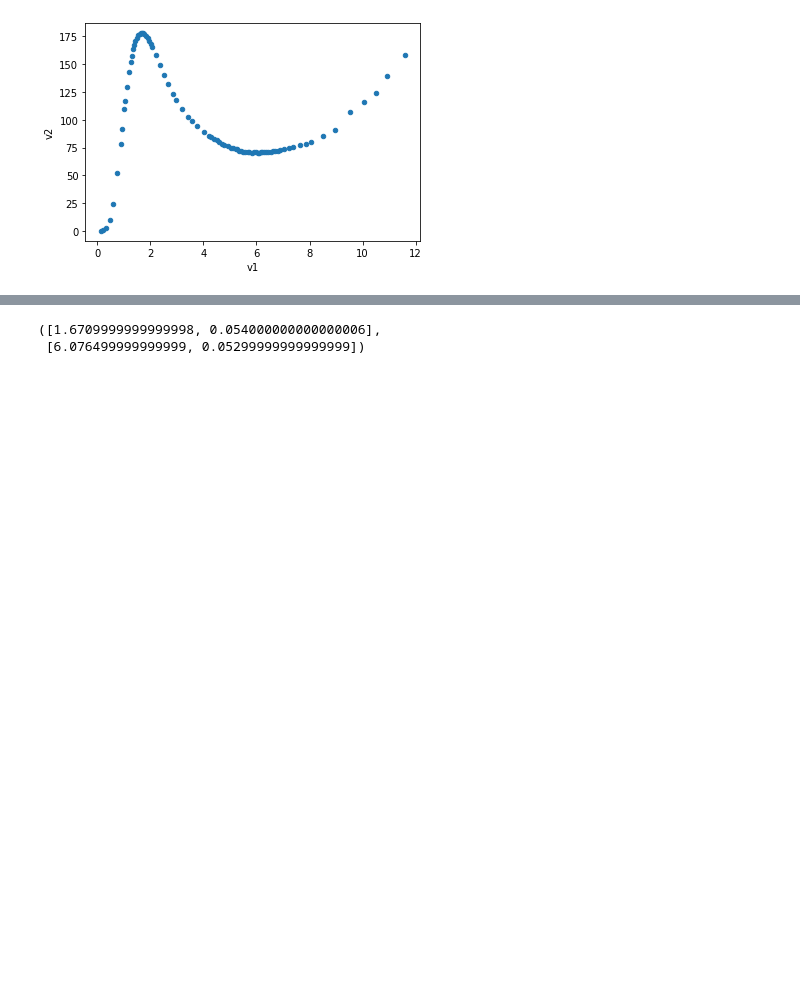
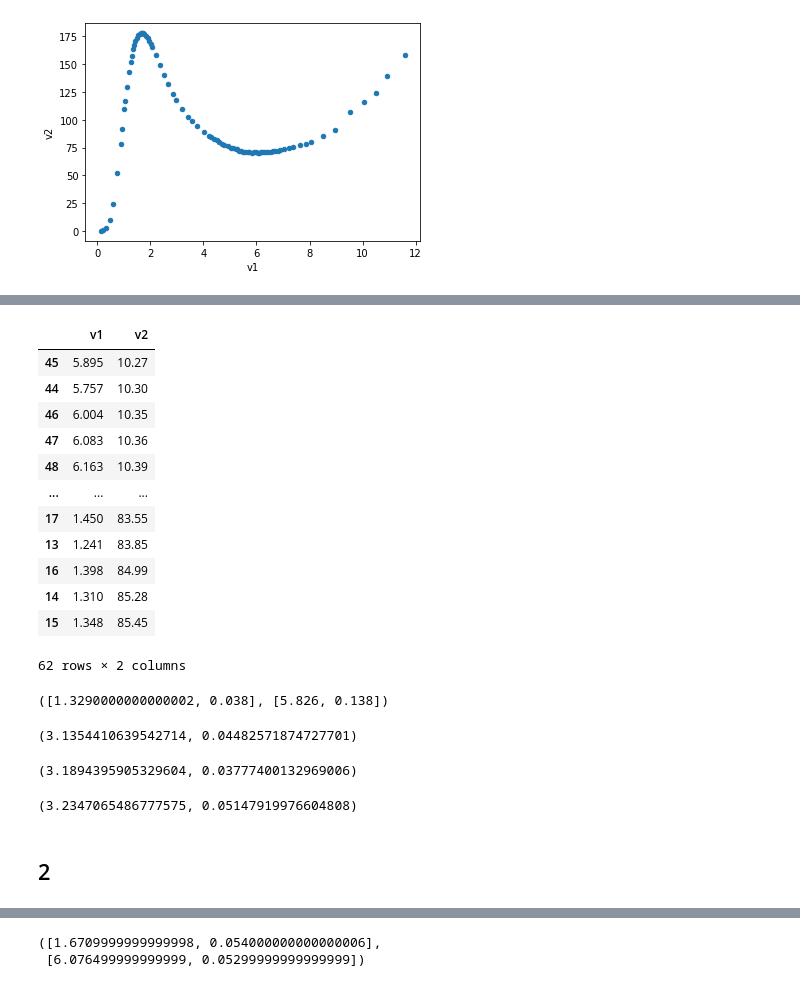
Before and after one commit to V1ad0S/quantum-physics-labs, a Jupyter notebook: 5.1.3/processing.ipynb, the cells around one changed output, grey strips where cells are left out. Cells and saved outputs as stored; diff of their text form; code cells hidden in the pictures; blank space fills up the shorter version.

```diff
--- a/5.1.3/processing.ipynb
+++ b/5.1.3/processing.ipynb
@@ -23,0 +106,36 @@ df3.plot(x='v1', y='v2', kind='scatter')
+# %%
+df1.loc[5:, :].sort_values('v2')
+# %% [output]
+|  | v1 | v2 |
+| 45 | 5.895 | 10.27 |
+| 44 | 5.757 | 10.30 |
+| 46 | 6.004 | 10.35 |
+| 47 | 6.083 | 10.36 |
+| 48 | 6.163 | 10.39 |
+| ... | ... | ... |
+| 17 | 1.450 | 83.55 |
+| 13 | 1.241 | 83.85 |
+| 16 | 1.398 | 84.99 |
+| 14 | 1.310 | 85.28 |
+| 15 | 1.348 | 85.45 |
+62 rows × 2 columns
+# %%
+E11 = [(1.310+1.348)/2, 0.048-0.010]
+E12 = [(5.895+5.757)/2, 0.195-0.057]
+E11, E12
+# %% [output]
+([1.3290000000000002, 0.038], [5.826, 0.138])
+# %%
+l(E11[0]), l(E11[0])*(E11[1]/(2*E11[0]))
+# %% [output]
+(3.1354410639542714, 0.04482571874727701)
+# %%
+3/2*l(E12[0]), 3/2*l(E12[0])*(E12[1]/(2*E12[0]))
+# %% [output]
+(3.1894395905329604, 0.03777400132969006)
+# %%
+l1_static(E11, E12, sigma=True)
+# %% [output]
+(3.2347065486777575, 0.05147919976604808)
+# %% [markdown]
+## 2
```
Also changed, not shown: parts of 44 cells of this notebook.
